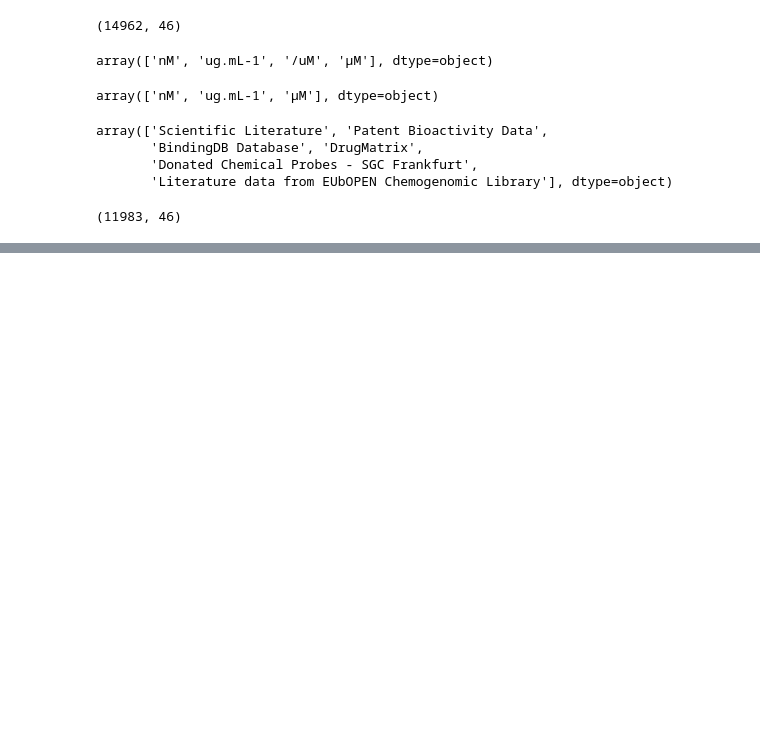
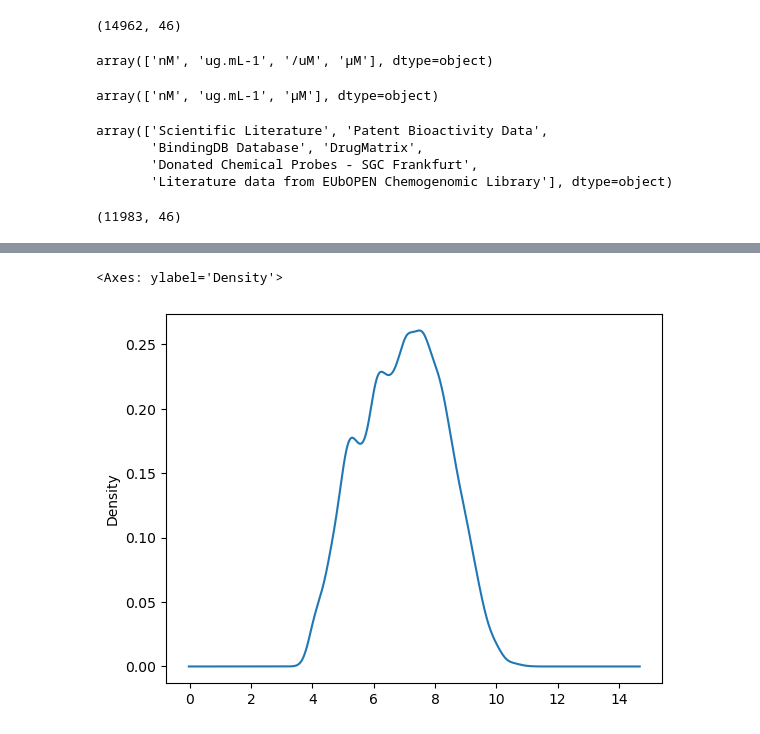
Before and after one commit to tdunn1/EGFR_QSAR, a Jupyter notebook: EGFR_Chembl_workup.ipynb, the cells around one changed output, grey strips where cells are left out. Cells and saved outputs as stored; diff of their text form; code cells hidden in the pictures; blank space fills up the shorter version.

Commit message:
filtered pIC50 values

```diff
--- a/EGFR_Chembl_workup.ipynb
+++ b/EGFR_Chembl_workup.ipynb
@@ -81,0 +80,13 @@ Convert IC50's to
+# %%
+for i in list(org_df.index):
+    if org_df.loc[i,'Standard Units'] == 'nM':
+        ic50_M = 10**-9 * float(org_df.loc[i,'Standard Value'])
+    elif org_df.loc[i,'Standard Units'] == 'µM':
+        ic50_M =  10**-6 * float(org_df.loc[i,'Standard Value'])
+    else:
+        ic50_M = float(org_df.loc[i,'Standard Value'])/float(org_df.loc[i,'Molecular Weight']) * 10**-3
+
+    org_df.loc[i,'pIC50'] = -log10(ic50_M)
+
+org_df['pIC50'] = org_df['pIC50'].round(4)
+org_df['pIC50'].describe()
@@ -81,0 +103,5 @@ Convert IC50's to
+# %%
+org_df['pIC50'].plot.density()
+# %% [output]
+<Axes: ylabel='Density'>
+[figure, added]
```
Also changed, not shown: parts of 5 cells of this notebook.
